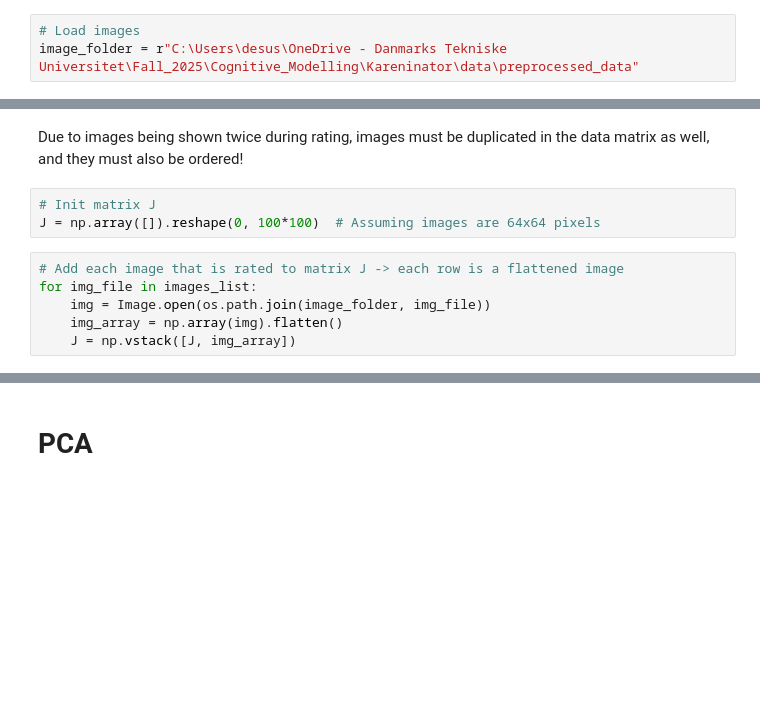
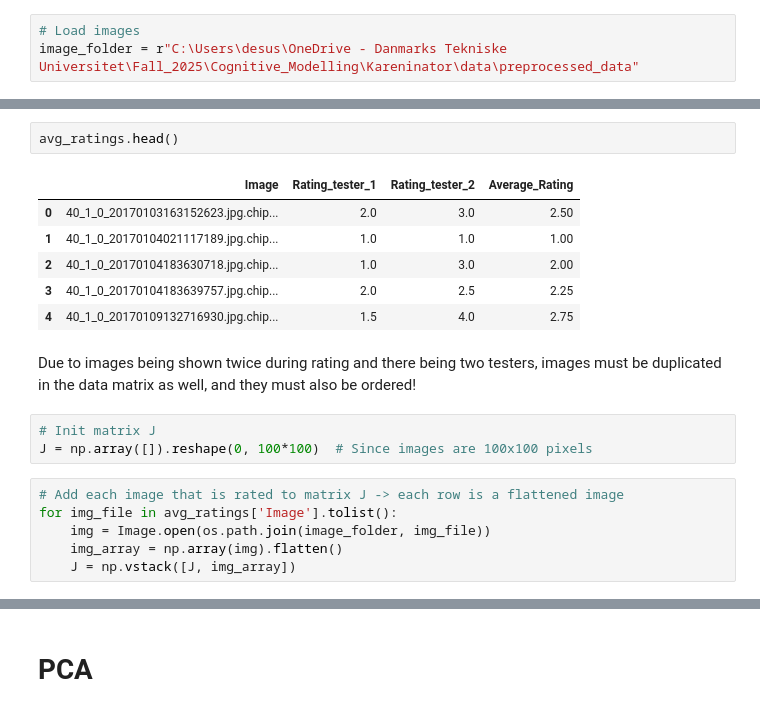
Before and after one commit to s243933/Kareninator, a Jupyter notebook: analyze_ratings.ipynb, the cells around one changed output, grey strips where cells are left out. Drawn from its saved outputs; the diff is of its cells as text; blank space fills up the shorter version.

```diff
--- a/analyze_ratings.ipynb
+++ b/analyze_ratings.ipynb
@@ -42,11 +55,20 @@ image_folder = r"C:\Users\desus\OneDrive - Danmarks Tekniske Universitet\Fall_20
+# %%
+avg_ratings.head()
+# %% [output]
+|  | Image | Rating_tester_1 | Rating_tester_2 | Average_Rating |
+| 0 | 40_1_0_20170103163152623.jpg.chip... | 2.0 | 3.0 | 2.50 |
+| 1 | 40_1_0_20170104021117189.jpg.chip... | 1.0 | 1.0 | 1.00 |
+| 2 | 40_1_0_20170104183630718.jpg.chip... | 1.0 | 3.0 | 2.00 |
+| 3 | 40_1_0_20170104183639757.jpg.chip... | 2.0 | 2.5 | 2.25 |
+| 4 | 40_1_0_20170109132716930.jpg.chip... | 1.5 | 4.0 | 2.75 |
 # %% [markdown]
-Due to images being shown twice during rating, images must be duplicated in the data matrix as well, and they must also be ordered!
+Due to images being shown twice during rating and there being two testers, images must be duplicated in the data matrix as well, and they must also be ordered!
 # %%
 # Init matrix J
-J = np.array([]).reshape(0, 100*100)  # Assuming images are 64x64 pixels
+J = np.array([]).reshape(0, 100*100)  # Since images are 100x100 pixels
 # %%
 # Add each image that is rated to matrix J -> each row is a flattened image
-for img_file in images_list:
+for img_file in avg_ratings['Image'].tolist():
     img = Image.open(os.path.join(image_folder, img_file))
     img_array = np.array(img).flatten()
     J = np.vstack([J, img_array])
```
Also changed, not shown: parts of 19 cells of this notebook, 2 other files.
